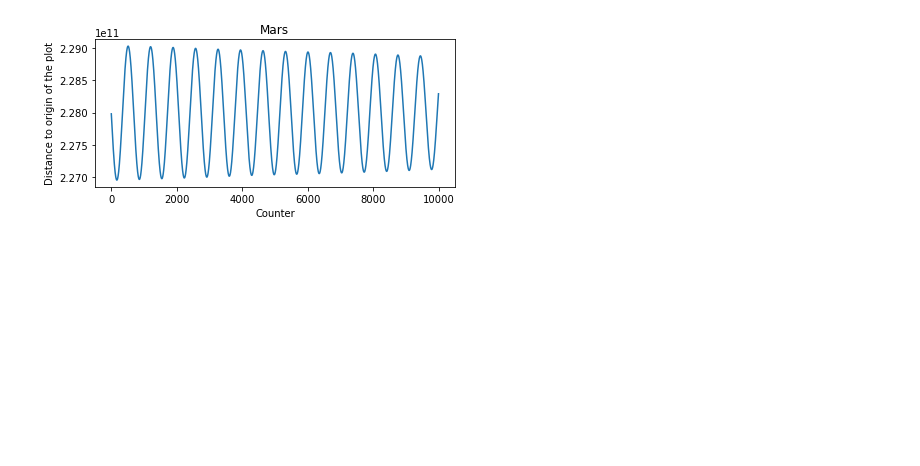
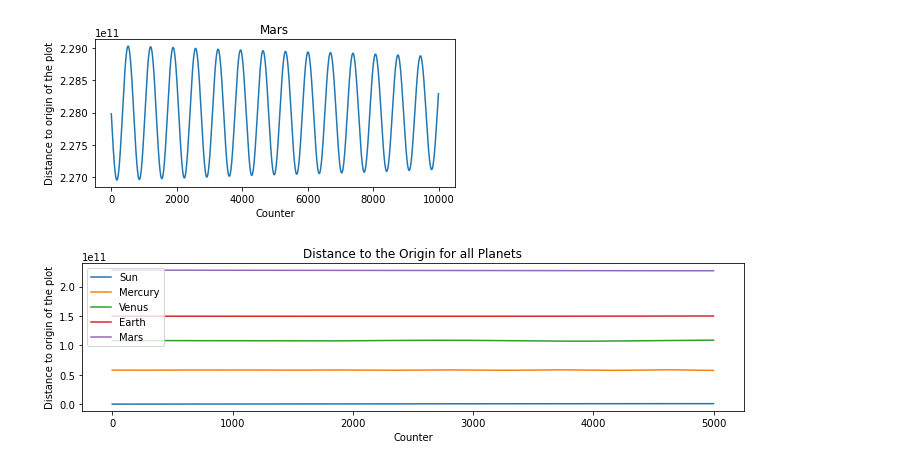
Before and after one commit to jasper-hyj/physics77-capstone-project, a Jupyter notebook: capstone-project.ipynb, the cells around one changed output. Saved outputs shown, nothing was run; the diff lists cells and outputs as text; code cells hidden in the pictures; blank space fills up the shorter version.

```diff
--- a/capstone-project.ipynb
+++ b/capstone-project.ipynb
@@ -260,3 +259,29 @@ for planet in planets:
 [figure]
 [figure]
 [figure]
+# %%
+planets = [
+        Planet('Sun', 0, 30, YELLOW, 1.98892 * 10 ** 28),
+        Planet('Mercury', 0.387, 8, GREY, 0.330 * 10 ** 24),
+        Planet('Venus', 0.723, 14, WHITE, 4.8685 * 10 ** 24),
+        Planet('Earth', 1, 16, BLUE, 5.972 * 10 ** 24),
+        Planet('Mars', 1.524, 12, RED, 6.39 * 10 ** 23)
+]
+
+simulation(planets, limit=5000, delay=False)
+# %%
+plt.rcParams["figure.figsize"] = [10, 3]
+plt.rcParams["figure.autolayout"] = True
+for planet in planets:
+    x, y = zip(*planet.orbit)
+    dis = []
+    for i in range(len(x)):
+        dis.append(math.hypot(x[i], y[i]))
+    plt.plot(np.arange(0, len(x), 1), dis, label=planet.name)
+plt.title("Distance to the Origin for all Planets")
+plt.xlabel("Counter")
+plt.ylabel("Distance to origin of the plot")
+leg = plt.legend(loc='upper left')
+plt.show()
+# %% [output]
+[figure, added]
```
Also changed, not shown: parts of 2 cells of this notebook.
